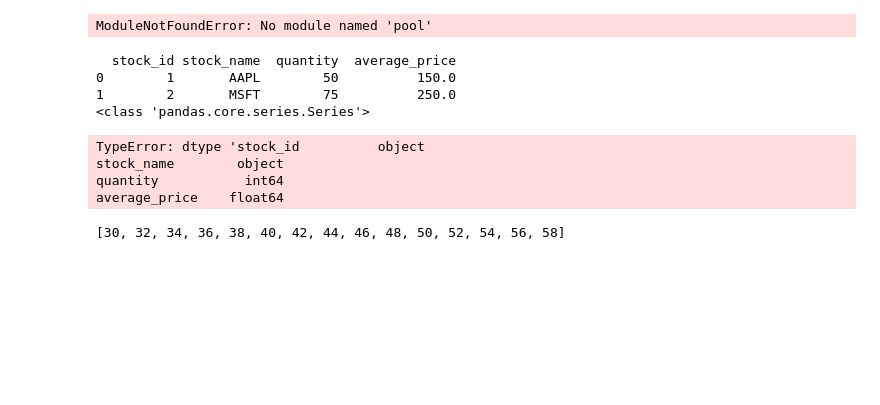
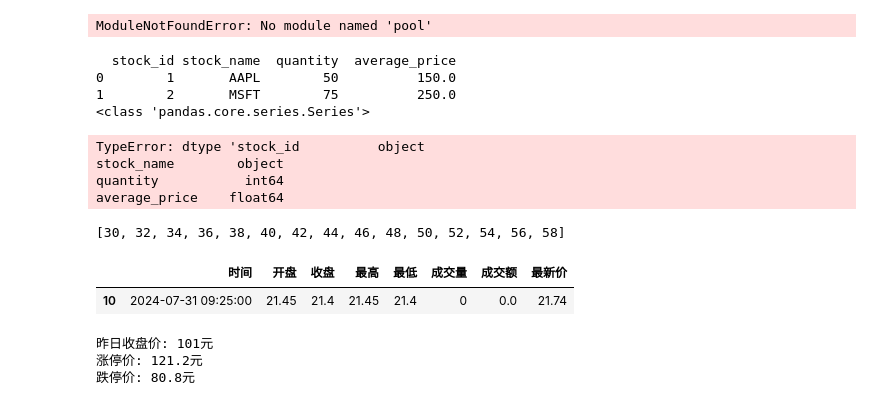
Before and after one commit to ten2net/Sequoia, a Jupyter notebook: 图灵甄选/turing_filter_for_a_stock/notebooks/akshare.ipynb, the cells around one changed output. Saved outputs shown, nothing was run; the diff lists cells and outputs as text; code cells hidden in the pictures; blank space fills up the shorter version.

```diff
--- a/图灵甄选/turing_filter_for_a_stock/notebooks/akshare.ipynb
+++ b/图灵甄选/turing_filter_for_a_stock/notebooks/akshare.ipynb
@@ -353,3 +353,41 @@ interval_list = [30 + i * 2 for i in range(29 // 2 + 1)]
 interval_list
 # %% [output]
 [30, 32, 34, 36, 38, 40, 42, 44, 46, 48, 50, 52, 54, 56, 58]
+# %%
+import akshare as ak
+
+symbol = "600460"
+df = ak.stock_zh_a_hist_pre_min_em(symbol=symbol, start_time="09:00:00", end_time="09:32:00")
+df=df.iloc[10:11]
+df
+# %% [output]
+|  | 时间 | 开盘 | 收盘 | 最高 | 最低 | 成交量 | 成交额 | 最新价 |
+| 10 | 2024-07-31 09:25:00 | 21.45 | 21.4 | 21.45 | 21.4 | 0 | 0.0 | 21.74 |
+# %%
+import math
+def calculate_limit_prices(yesterday_close, limit_ratio):
+    """
+    根据昨日收盘价和涨跌停幅度计算今日的涨停价和跌停价。
+
+    :param yesterday_close: 昨日收盘价
+    :param limit_ratio: 涨跌停幅度比例（例如，10% 应传入 0.10）
+    :return: 涨停价和跌停价
+    """
+    upper_limit_price = round(yesterday_close * (1 + limit_ratio),2)
+    lower_limit_price = round(yesterday_close * (1 - limit_ratio),2)
+    return upper_limit_price, lower_limit_price
+
+# 示例：假设昨日收盘价为100元，涨跌停幅度为10%
+yesterday_close = 101
+limit_ratio = 0.20  # 10%
+
+# 计算涨停价和跌停价
+upper_limit, lower_limit = calculate_limit_prices(yesterday_close, limit_ratio)
+
+print(f"昨日收盘价: {yesterday_close}元")
+print(f"涨停价: {upper_limit}元")
+print(f"跌停价: {lower_limit}元")
+# %% [output]
+昨日收盘价: 101元
+涨停价: 121.2元
+跌停价: 80.8元
```
Also changed, not shown: parts of 10 cells of this notebook, 2 other files.
